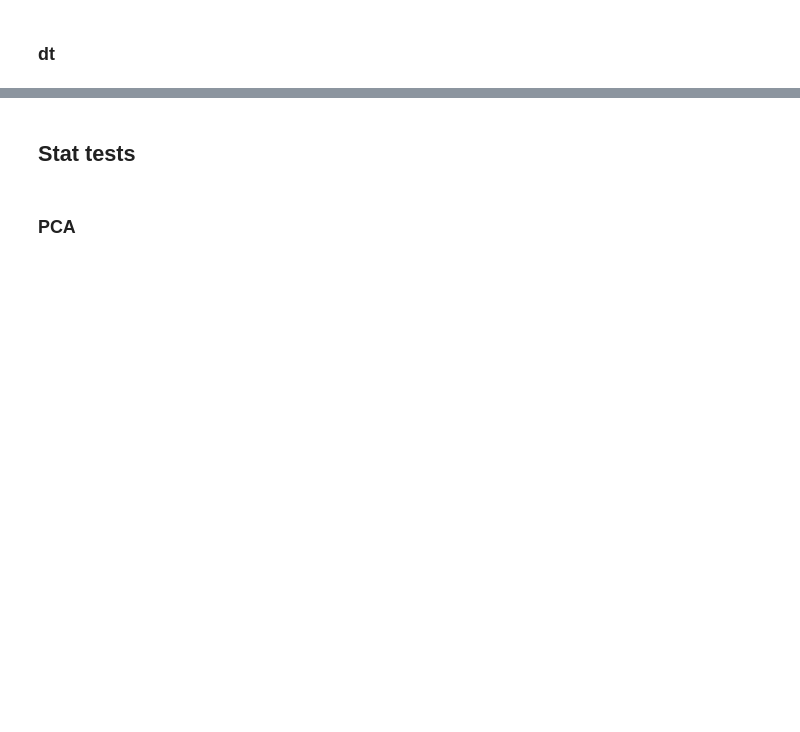
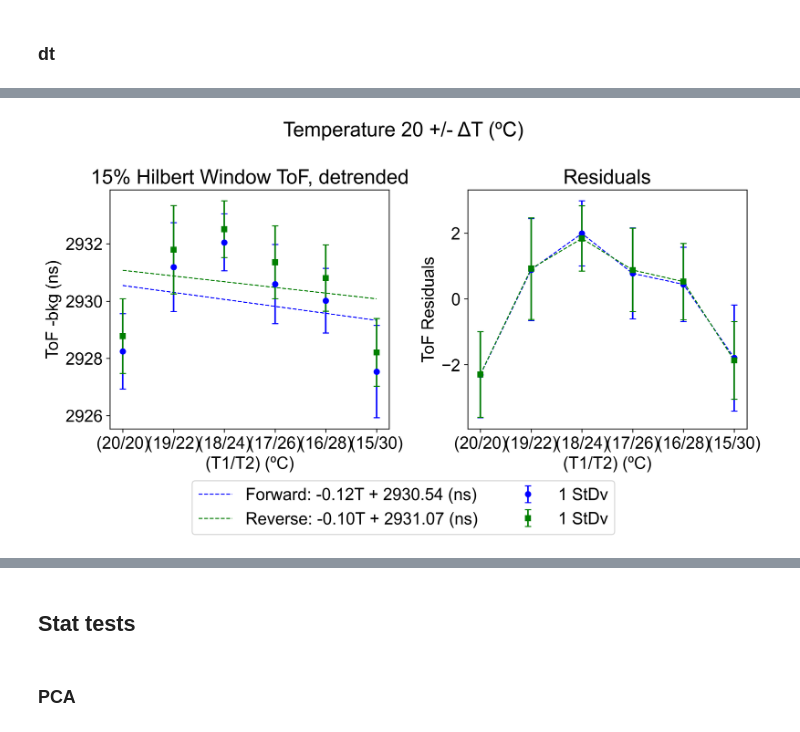
Before and after one commit to changbatterygroup/ultrasonic_ml, a Jupyter notebook: Notebooks/gradient/gradient_avg_plt_steady_state.ipynb, the cells around one changed output, grey strips where cells are left out. Cells and saved outputs as stored; diff of their text form; code cells hidden in the pictures; blank space fills up the shorter version.

```diff
--- a/Notebooks/gradient/gradient_avg_plt_steady_state.ipynb
+++ b/Notebooks/gradient/gradient_avg_plt_steady_state.ipynb
@@ -782,27 +505,31 @@ fig.tight_layout()
 # %%
 # plot hilbert window tof
 fig, ax = plt.subplots(1,2, figsize=(10,5))
-fig.suptitle('Temperature 30 +/- ΔT (ºC)')
+fig.suptitle('Temperature 20 +/- ΔT (ºC)')
 
-ax[0].plot(d_temps, f_hilbert_tof_fit, color='blue', linewidth=1, linestyle='--', label=f'Forward: {f_hilbert_tof_fit[0]:.2f}T + {f_hilbert_tof_fit[1]:.2f} (ns)')
+x_ticks = [f'({20-i}/{20+2*i})' for i in range(6)]
+
+ax[0].plot(d_temps, f_hilbert_tof_fit, color='blue', linewidth=1, linestyle='--', label=f'Forward: {f_hilbert_tof_params[0]:.2f}T + {f_hilbert_tof_params[1]:.2f} (ns)')
 ax[0].errorbar(d_temps, f_hilbert_tof_arr, yerr=f_hilbert_tof_err, fmt='o', markersize=5, color='blue', ecolor='blue', capsize=3, label=f'1 StDv')
-ax[0].plot(d_temps, r_hilbert_tof_fit, color='green', linewidth=1, linestyle='--', label=f'Reverse: {r_hilbert_tof_fit[0]:.2f}T + {r_hilbert_tof_fit[1]:.2f} (ns)')
+ax[0].plot(d_temps, r_hilbert_tof_fit, color='green', linewidth=1, linestyle='--', label=f'Reverse: {r_hilbert_tof_params[0]:.2f}T + {r_hilbert_tof_params[1]:.2f} (ns)')
 ax[0].errorbar(d_temps, r_hilbert_tof_arr, yerr=r_hilbert_tof_err, fmt='s', markersize=5, color='green', ecolor='green', capsize=3, label=f'1 StDv')
 ax[0].set_title('15% Hilbert Window ToF, detrended')
-ax[0].set_xlabel('ΔT (ºC)')
-ax[0].set_xticks(ticks=d_temps)
+ax[0].set_xlabel('(T1/T2) (ºC)')
+ax[0].set_xticks(ticks=d_temps, labels=x_ticks)
 ax[0].set_ylabel('ToF -bkg (ns)' )
 
 ax[1].plot(d_temps, f_hilbert_tof_residuals, color='blue', linewidth=1, linestyle='--')
 ax[1].errorbar(d_temps, f_hilbert_tof_residuals, yerr=f_hilbert_tof_err, fmt='o', markersize=5, color='blue', ecolor='blue', capsize=3)
 ax[1].plot(d_temps, r_hilbert_tof_residuals, color='green', linewidth=1, linestyle='--',)
 ax[1].errorbar(d_temps, r_hilbert_tof_residuals, yerr=r_hilbert_tof_err, fmt='s', markersize=5, color='green', ecolor='green', capsize=3,)
 ax[1].set_title('Residuals')
-ax[1].set_xlabel('ΔT (ºC)')
-ax[1].set_xticks(ticks=d_temps)
+ax[1].set_xlabel('(T1/T2) (ºC)')
+ax[1].set_xticks(ticks=d_temps, labels=x_ticks)
 ax[1].set_ylabel('ToF Residuals')
 
 fig.legend(loc='lower center', bbox_to_anchor=(0.5, -0.14), ncol=2)
 fig.tight_layout()
+# %% [output]
+[figure, added]
 # %%
 fig, ax = plt.subplots(1, 2, figsize=(10, 4))
```
Also changed, not shown: parts of 80 cells of this notebook, 7 other files.
